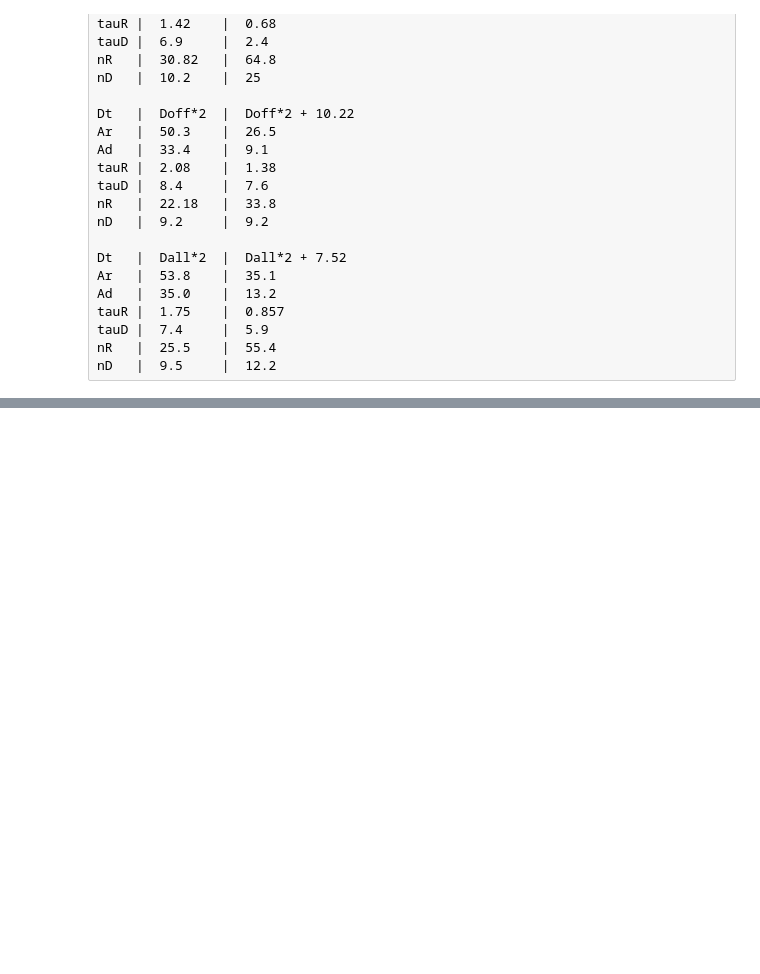
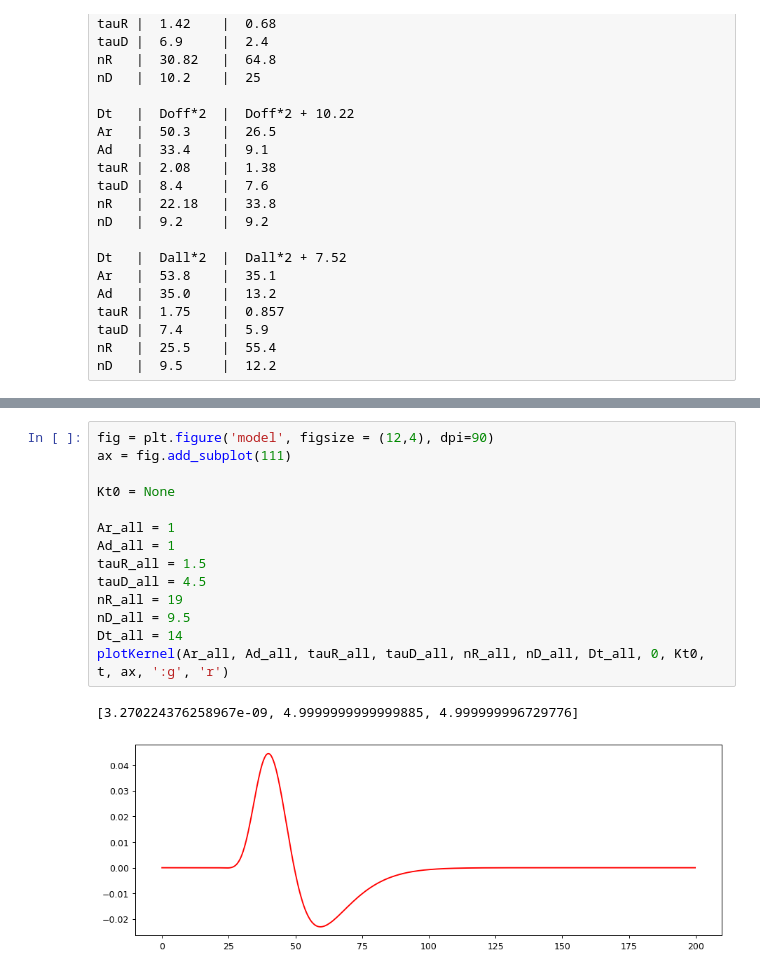
Before and after one commit to g13/patchV1, a Jupyter notebook: LGN_kernel.ipynb, the cells around one changed output, grey strips where cells are left out. Saved outputs shown, nothing was run; the diff lists cells and outputs as text; blank space fills up the shorter version.

```diff
--- a/LGN_kernel.ipynb
+++ b/LGN_kernel.ipynb
@@ -497,0 +513,17 @@ Dt_all = Ds + Dt_PallS - Dall
+# %%
+fig = plt.figure('model', figsize = (12,4), dpi=90)
+ax = fig.add_subplot(111)
+
+Kt0 = None
+
+Ar_all = 1
+Ad_all = 1
+tauR_all = 1.5
+tauD_all = 4.5
+nR_all = 19
+nD_all = 9.5
+Dt_all = 14
+plotKernel(Ar_all, Ad_all, tauR_all, tauD_all, nR_all, nD_all, Dt_all, 0, Kt0, t, ax, ':g', 'r')
+# %% [output]
+[3.270224376258967e-09, 4.9999999999999885, 4.999999996729776]
+[figure, added]
```
Also changed, not shown: parts of 5 cells of this notebook, 2 other files.
